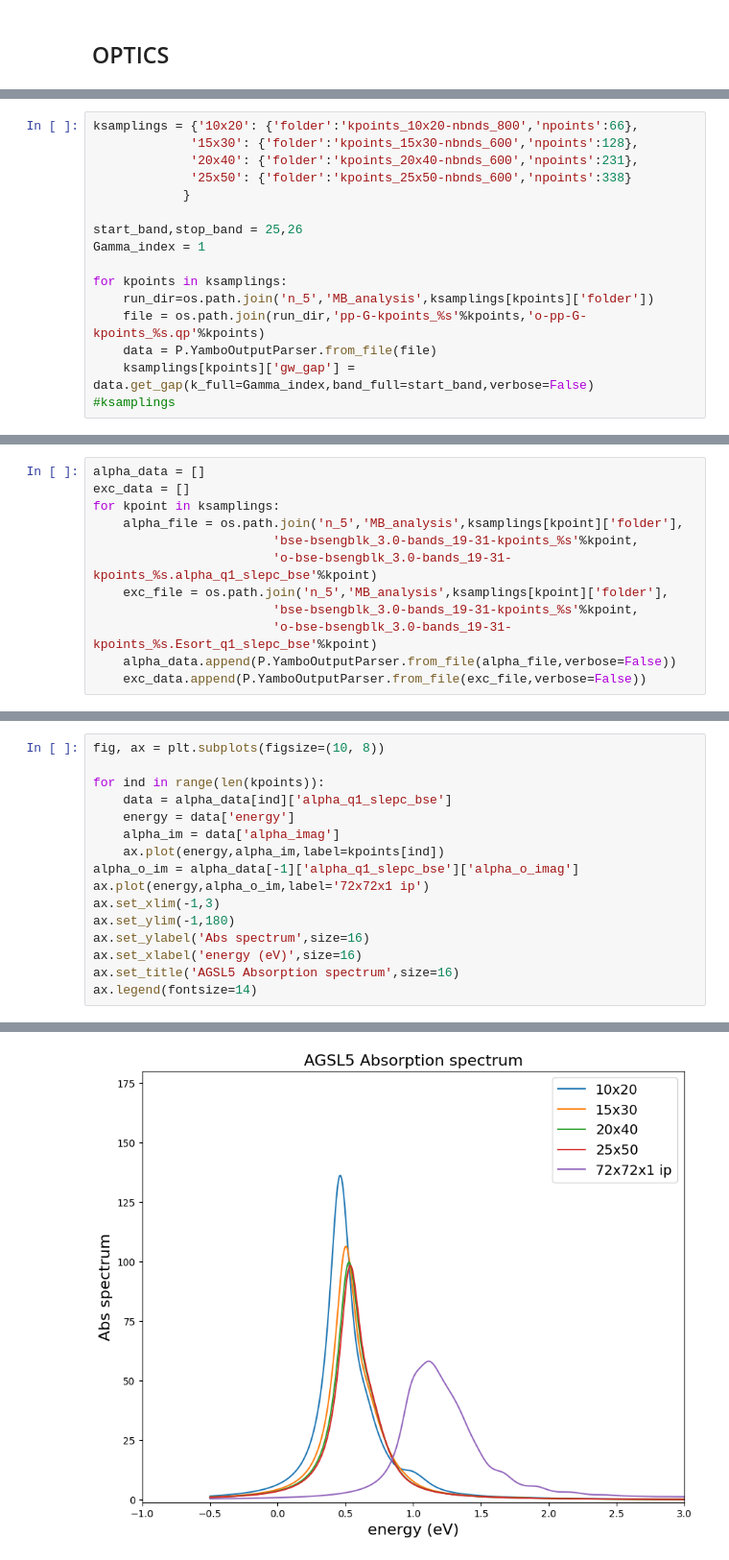
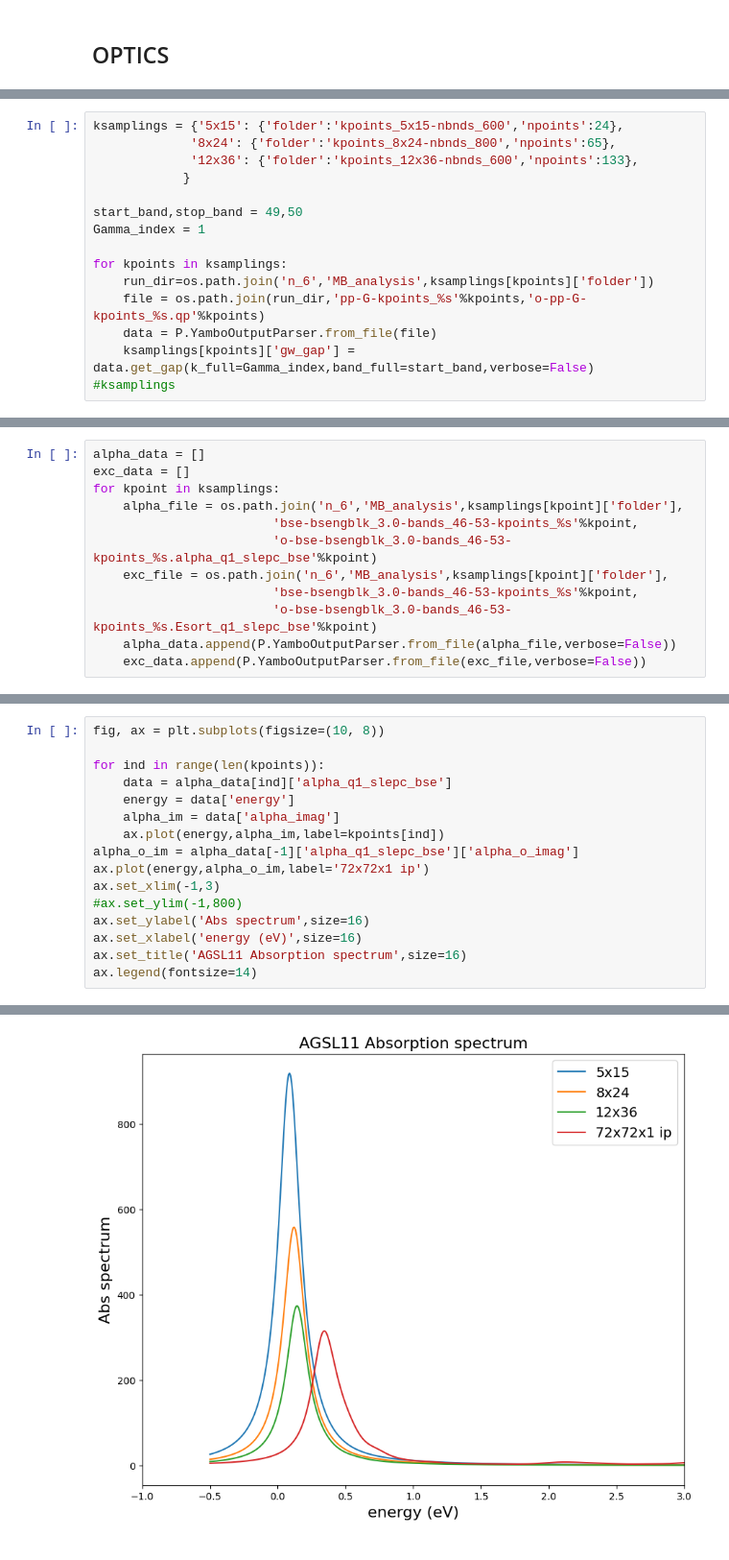
Before and after one commit to marcodalessandro76/AGSL5, a Jupyter notebook: Report.ipynb, the cells around one changed output, grey strips where cells are left out. Shown at 96% size. Saved outputs shown, nothing was run; the diff lists cells and outputs as text.

```diff
--- a/Report.ipynb
+++ b/Report.ipynb
@@ -622,15 +622,14 @@ BSEBands = [19,31]
 # %%
-ksamplings = {'10x20': {'folder':'kpoints_10x20-nbnds_800','npoints':66},
-             '15x30': {'folder':'kpoints_15x30-nbnds_600','npoints':128},
-             '20x40': {'folder':'kpoints_20x40-nbnds_600','npoints':231},
-             '25x50': {'folder':'kpoints_25x50-nbnds_600','npoints':338}
+ksamplings = {'5x15': {'folder':'kpoints_5x15-nbnds_600','npoints':24},
+             '8x24': {'folder':'kpoints_8x24-nbnds_800','npoints':65},
+             '12x36': {'folder':'kpoints_12x36-nbnds_600','npoints':133},
             }
 
-start_band,stop_band = 25,26
+start_band,stop_band = 49,50
 Gamma_index = 1
 
 for kpoints in ksamplings:
-    run_dir=os.path.join('n_5','MB_analysis',ksamplings[kpoints]['folder'])
+    run_dir=os.path.join('n_6','MB_analysis',ksamplings[kpoints]['folder'])
     file = os.path.join(run_dir,'pp-G-kpoints_%s'%kpoints,'o-pp-G-kpoints_%s.qp'%kpoints)
     data = P.YamboOutputParser.from_file(file)
     ksamplings[kpoints]['gw_gap'] = data.get_gap(k_full=Gamma_index,band_full=start_band,verbose=False)
@@ -644,12 +642,12 @@ Parse file n_5\MB_analysis\kpoints_25x50-nbnds_600\pp-G-kpoints_25x50\o-pp-G-kpo
 alpha_data = []
 exc_data = []
 for kpoint in ksamplings:
-    alpha_file = os.path.join('n_5','MB_analysis',ksamplings[kpoint]['folder'],
-                        'bse-bsengblk_3.0-bands_19-31-kpoints_%s'%kpoint,
-                        'o-bse-bsengblk_3.0-bands_19-31-kpoints_%s.alpha_q1_slepc_bse'%kpoint)
-    exc_file = os.path.join('n_5','MB_analysis',ksamplings[kpoint]['folder'],
-                        'bse-bsengblk_3.0-bands_19-31-kpoints_%s'%kpoint,
-                        'o-bse-bsengblk_3.0-bands_19-31-kpoints_%s.Esort_q1_slepc_bse'%kpoint)
+    alpha_file = os.path.join('n_6','MB_analysis',ksamplings[kpoint]['folder'],
+                        'bse-bsengblk_3.0-bands_46-53-kpoints_%s'%kpoint,
+                        'o-bse-bsengblk_3.0-bands_46-53-kpoints_%s.alpha_q1_slepc_bse'%kpoint)
+    exc_file = os.path.join('n_6','MB_analysis',ksamplings[kpoint]['folder'],
+                        'bse-bsengblk_3.0-bands_46-53-kpoints_%s'%kpoint,
+                        'o-bse-bsengblk_3.0-bands_46-53-kpoints_%s.Esort_q1_slepc_bse'%kpoint)
     alpha_data.append(P.YamboOutputParser.from_file(alpha_file,verbose=False))
     exc_data.append(P.YamboOutputParser.from_file(exc_file,verbose=False))
 # %%
@@ -680,19 +678,19 @@ ax.legend()
 # %%
 fig, ax = plt.subplots(figsize=(10, 8))
 
 for ind in range(len(kpoints)):
     data = alpha_data[ind]['alpha_q1_slepc_bse']
     energy = data['energy']
     alpha_im = data['alpha_imag']
     ax.plot(energy,alpha_im,label=kpoints[ind])
 alpha_o_im = alpha_data[-1]['alpha_q1_slepc_bse']['alpha_o_imag']
 ax.plot(energy,alpha_o_im,label='72x72x1 ip')
 ax.set_xlim(-1,3)
-ax.set_ylim(-1,180)
+#ax.set_ylim(-1,800)
 ax.set_ylabel('Abs spectrum',size=16)
 ax.set_xlabel('energy (eV)',size=16)
-ax.set_title('AGSL5 Absorption spectrum',size=16)
+ax.set_title('AGSL11 Absorption spectrum',size=16)
 ax.legend(fontsize=14)
 # %% [output]
 <matplotlib.legend.Legend at 0x...>
-[figure, old version]
+[figure, new version]
```
Also changed, not shown: parts of 6 cells of this notebook, 3 other files.
